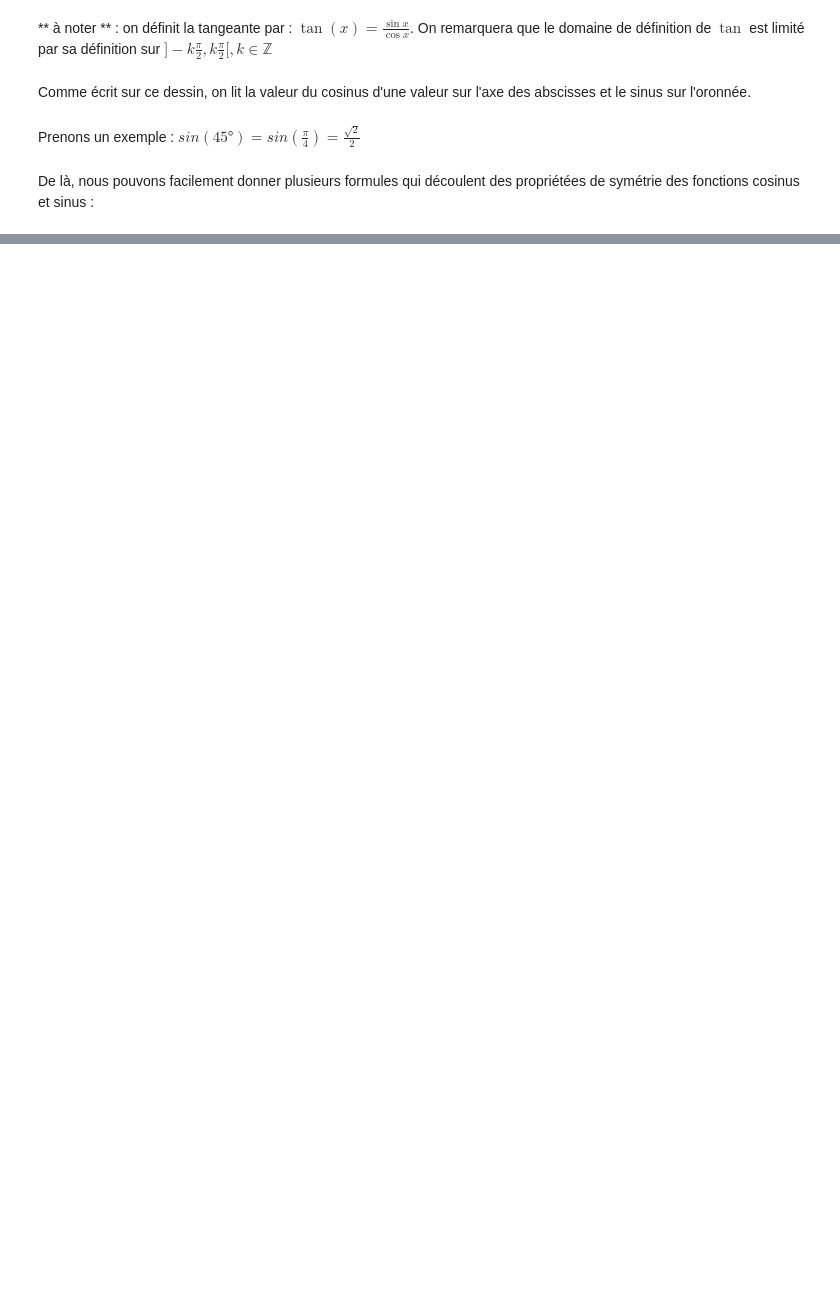
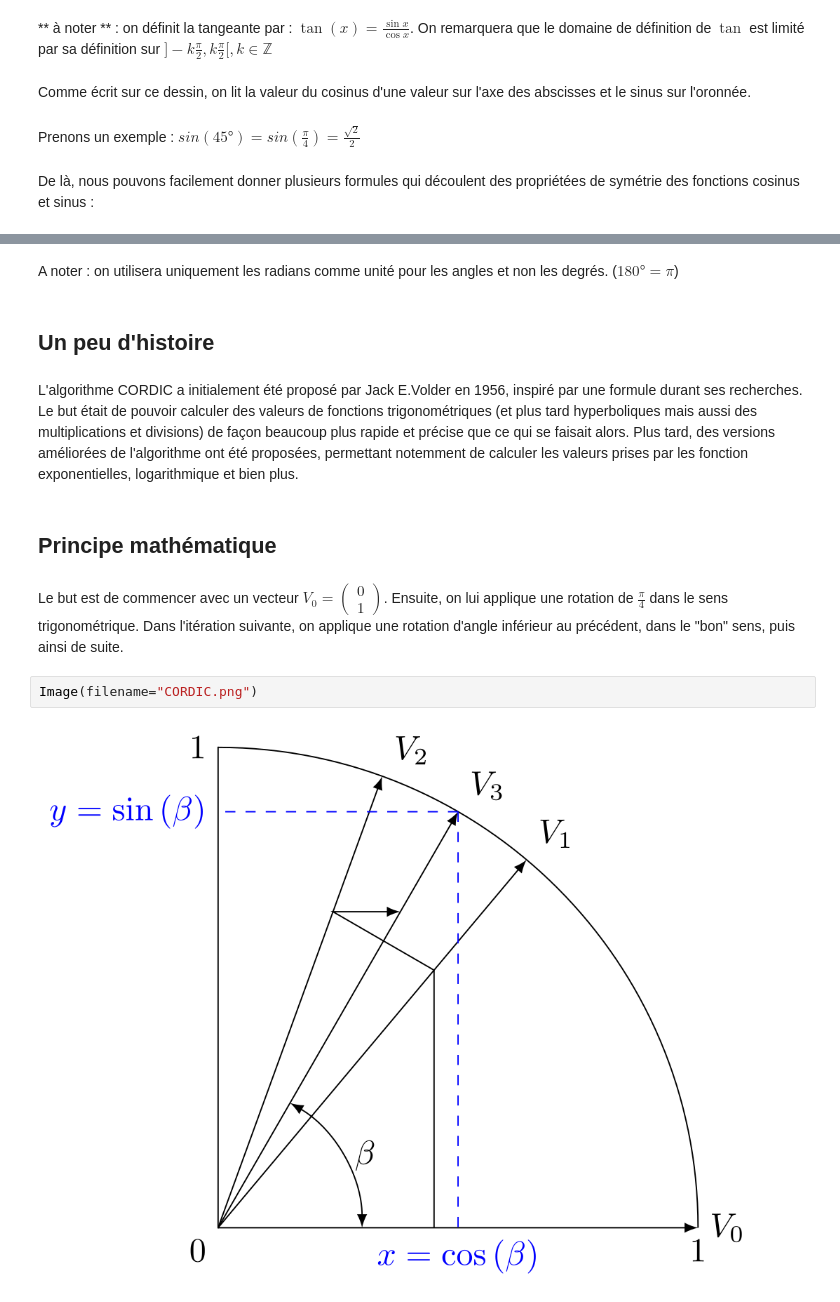
Before and after one commit to UseLess289/sam-gallery2.0, a Jupyter notebook: CORDIC/cordic.ipynb, the cells around one changed output, grey strips where cells are left out. Drawn from its saved outputs; the diff is of its cells as text; blank space fills up the shorter version.

Commit message:
CORDIC 2

```diff
--- a/CORDIC/cordic.ipynb
+++ b/CORDIC/cordic.ipynb
@@ -25,0 +43,14 @@ De là, nous pouvons facilement donner plusieurs formules qui découlent des pro
+# %% [markdown]
+A noter : on utilisera uniquement les radians comme unité pour les angles et non les degrés. ($180°= \pi$)
+# %% [markdown]
+## Un peu d'histoire
+# %% [markdown]
+L'algorithme CORDIC a initialement été proposé par Jack E.Volder en 1956, inspiré par une formule durant ses recherches. Le but était de pouvoir calculer des valeurs de fonctions trigonométriques (et plus tard hyperboliques mais aussi des multiplications et divisions) de façon beaucoup plus rapide et précise que ce qui se faisait alors. Plus tard, des versions améliorées de l'algorithme ont été proposées, permettant notemment de calculer les valeurs prises par les fonction exponentielles, logarithmique et bien plus.
+# %% [markdown]
+## Principe mathématique
+# %% [markdown]
+Le but est de commencer avec un vecteur $ V_0 = \begin{pmatrix}0 \\ 1 \end{pmatrix}$. Ensuite, on lui applique une rotation de $ \frac \pi 4$ dans le sens trigonométrique. Dans l'itération suivante, on applique une rotation d'angle inférieur au précédent, dans le "bon" sens, puis ainsi de suite.
+# %%
+Image(filename="CORDIC.png")
+# %% [output]
+[figure, added]
```
Also changed, not shown: parts of 15 cells of this notebook, 1 other file.
